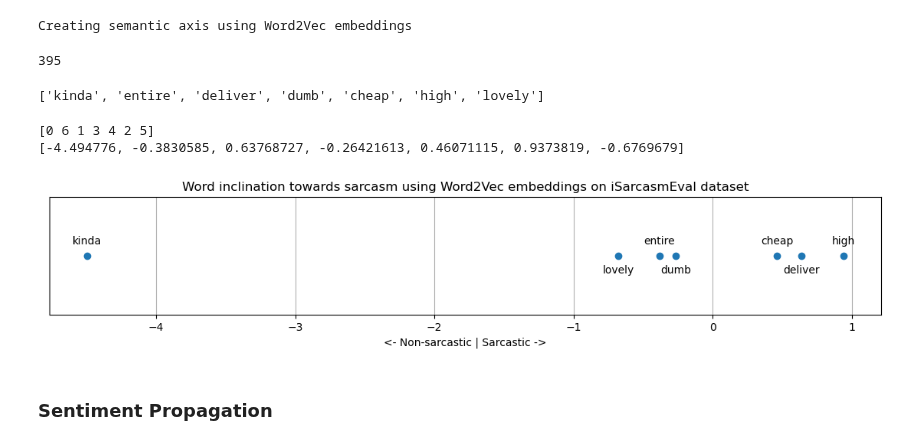
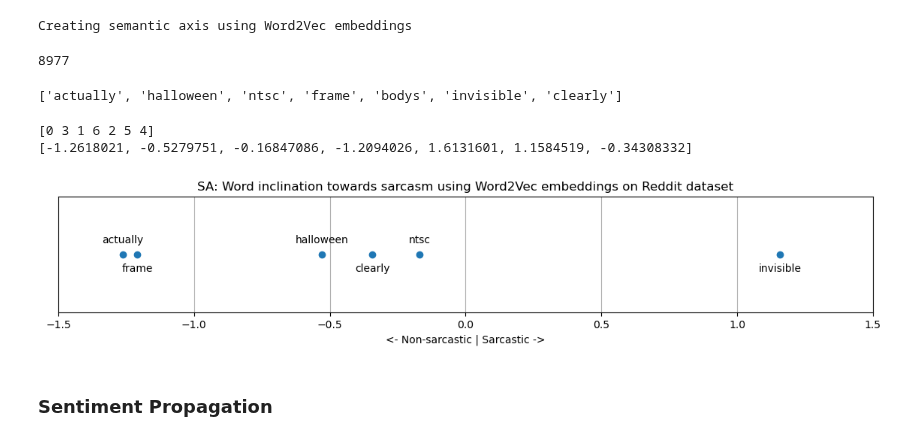
Before and after one commit to omarsrstt/nlp_project, a Jupyter notebook: src/sarcasm_baseline.ipynb, the cells around one changed output. Cells and saved outputs as stored; diff of their text form; code cells hidden in the pictures.

```diff
--- a/src/sarcasm_baseline.ipynb
+++ b/src/sarcasm_baseline.ipynb
@@ -62,7 +6,7 @@ class VectorModel:
 # %%
 class SemanticAxis:
 
-    def __init__(self, words, model: VectorModel):
+    def __init__(self, words, model):
         """
         Args:
             words       List of keywords extracted from the dataset
@@ -160,7 +104,7 @@ vec_sample = model['sample']
 ##### Load dataset
 # %%
 import json
-dataset = 'iSarcasmEval'
+dataset = 'Reddit' # iSarcasmEval Reddit
 with open('../outputs/' + dataset + '.json') as file:
     data = json.load(file)
 num_words = len(data)
@@ -240,11 +184,12 @@ print(len(semantic_axis))
 # sample_words = [semantic_model.words[max(i-1, 0)] for i in range(0, len(semantic_model.words), interval)]
 # print(sample_words)
 # %% [output]
-395
+8977
 # %%
-num_samples = 6
-interval = int(np.floor(len(semantic_model.words)/num_samples))
-sample_words = [semantic_model.words[max(i-4, 0)] for i in range(0, len(semantic_model.words), interval)]
+num_samples = 7
+sample_words = [semantic_model.words[i] for i in np.linspace(4, len(semantic_model.words)-4, num_samples, dtype=int)]
+# interval = int(np.floor(len(semantic_model.words)/num_samples))
+# sample_words = [semantic_model.words[max(i-4, 0)] for i in range(0, len(semantic_model.words), interval)]
 # if dataset == 'iSarcasmEval':
 #     sample_words = ['kinda', 'entire', 'deliver', 'dumb', 'cheap', 'high', 'lovely']
 # if dataset == 'Reddit':
@@ -252,41 +197,44 @@ sample_words = [semantic_model.words[max(i-4, 0)] for i in range(0, len(semantic
 
 print(sample_words)
 # %% [output]
-['kinda', 'entire', 'deliver', 'dumb', 'cheap', 'high', 'lovely']
+['actually', 'halloween', 'ntsc', 'frame', 'bodys', 'invisible', 'clearly']
 # %%
 # Plotting the examples
 import matplotlib.pyplot as plt
 
 # Preparing data
 # sarcasm_evaluations = [semantic_model.word_sentiment(word) for word in sample_words]
 # scores = [res[1] for res in sarcasm_evaluations]
 scores = [semantic_axis[word] for word in sample_words]
 print(np.argsort(scores))
 rearr_sample_words = [sample_words[idx] for idx in np.argsort(scores)]
 rearr_scores = sorted(scores)
 y = [0] * len(scores)
 z = [0.10 if i%2==0 else -0.15 for i in range(len(scores))]
 # print(len(scores), len(sample_words), len(y), len(z))
 print(scores)
 
 # Creating the plot
 plt.figure(figsize=(14,2))
+# plt.xscale('log')
+extreme = int(max(np.abs(scores))) + 0.5
+plt.xlim(-extreme,extreme)
 plt.xlabel('<- Non-sarcastic | Sarcastic ->')
 plt.scatter(rearr_scores, y)
 plt.yticks([])
 # plt.xticks(scores, labels= sample_words)
 plt.ylim(-0.5,0.5)
-plt.title('Word inclination towards sarcasm using ' + model_name + ' embeddings on ' + dataset + ' dataset')
+plt.title('SA: Word inclination towards sarcasm using ' + model_name + ' embeddings on ' + dataset + ' dataset')
 
 for i, word in enumerate(rearr_sample_words):
     plt.annotate(word, (rearr_scores[i], z[i]), ha='center')
 plt.grid()
 plt.savefig('../outputs/'+"_".join([dataset, model_name, 'semantic_axis'])+'.pdf', bbox_inches='tight')
 plt.show()
 # %% [output]
-[0 6 1 3 4 2 5]
-[-4.494776, -0.3830585, 0.63768727, -0.26421613, 0.46071115, 0.9373819, -0.6769679]
+[0 3 1 6 2 5 4]
+[-1.2618021, -0.5279751, -0.16847086, -1.2094026, 1.6131601, 1.1584519, -0.34308332]
-[figure, old version]
+[figure, new version]
 # %% [markdown]
 ### Sentiment Propagation
 # %%
```
Also changed, not shown: parts of 11 cells of this notebook.
